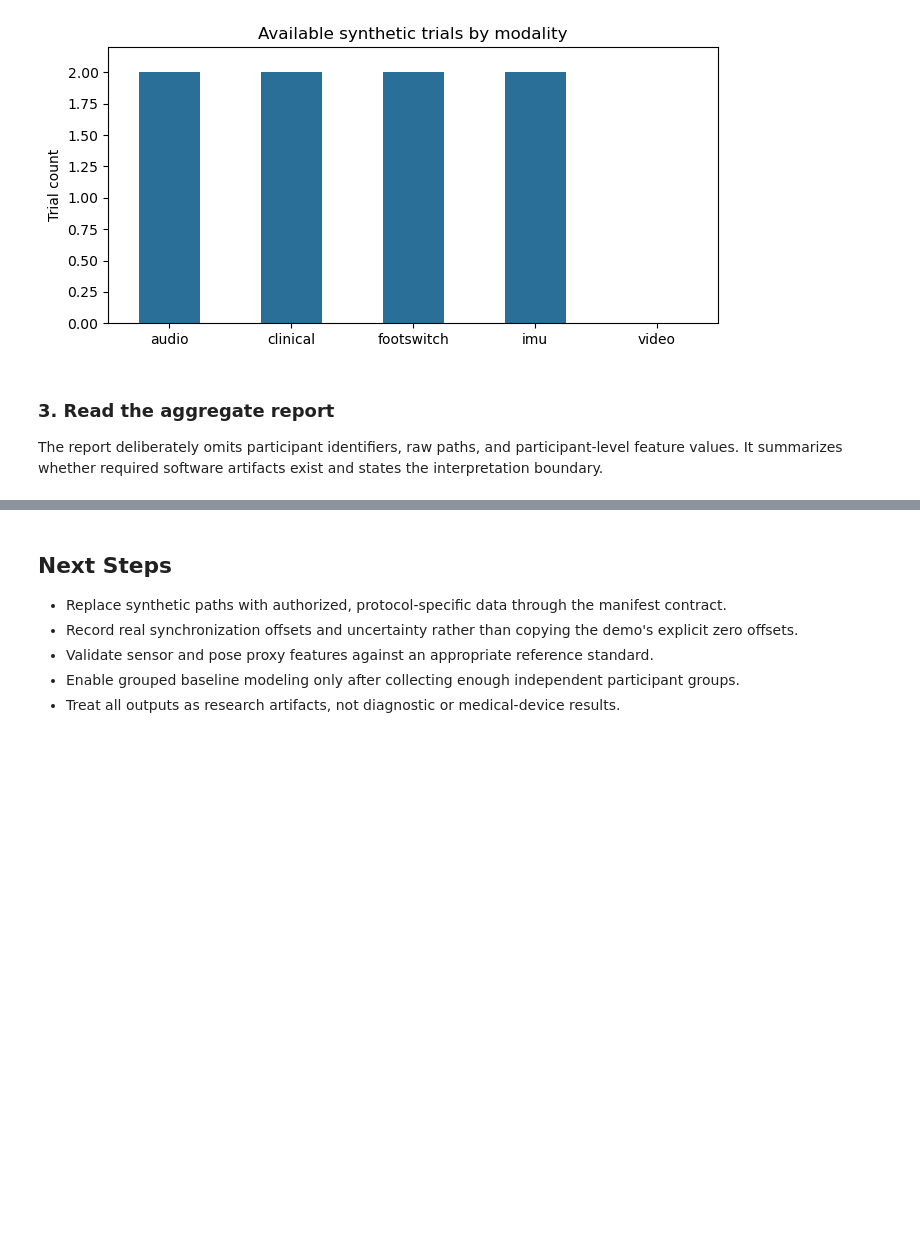
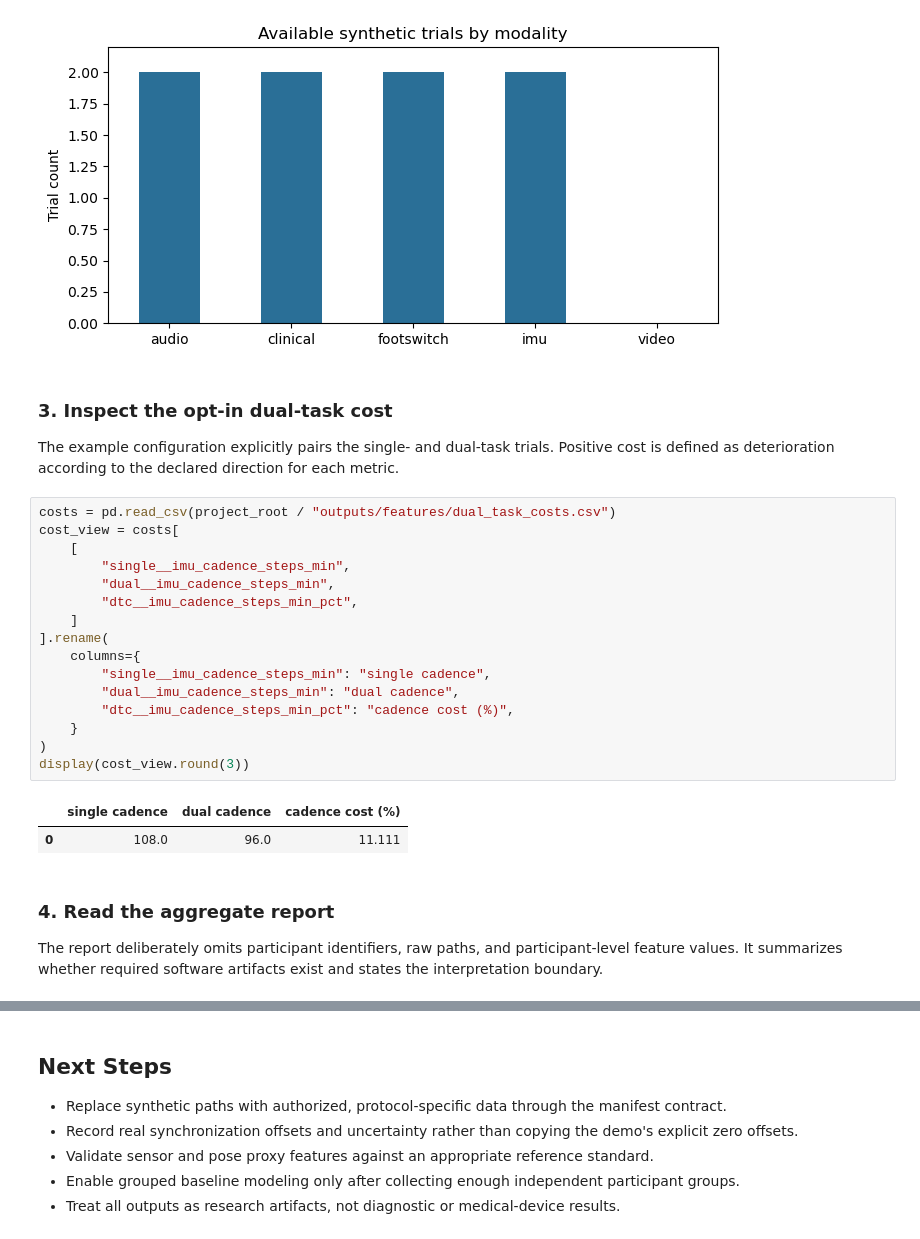
Before and after one commit to bsddp/multimodal-tugdt, a Jupyter notebook: notebooks/01_synthetic_workflow.ipynb, the cells around one changed output, grey strips where cells are left out. Cells and saved outputs as stored; diff of their text form; blank space fills up the shorter version.

Commit message:
feat: add validated dual-task outcomes and release presentation

```diff
--- a/notebooks/01_synthetic_workflow.ipynb
+++ b/notebooks/01_synthetic_workflow.ipynb
@@ -113,8 +113,32 @@ plt.tight_layout()
 plt.show()
 # %% [output]
 [figure]
+# %% [markdown]
+### 3. Inspect the opt-in dual-task cost
+
+The example configuration explicitly pairs the single- and dual-task trials. Positive cost is
+defined as deterioration according to the declared direction for each metric.
+# %%
+costs = pd.read_csv(project_root / "outputs/features/dual_task_costs.csv")
+cost_view = costs[
+    [
+        "single__imu_cadence_steps_min",
+        "dual__imu_cadence_steps_min",
+        "dtc__imu_cadence_steps_min_pct",
+    ]
+].rename(
+    columns={
+        "single__imu_cadence_steps_min": "single cadence",
+        "dual__imu_cadence_steps_min": "dual cadence",
+        "dtc__imu_cadence_steps_min_pct": "cadence cost (%)",
+    }
+)
+display(cost_view.round(3))
+# %% [output]
+|  | single cadence | dual cadence | cadence cost (%) |
+| 0 | 108.0 | 96.0 | 11.111 |
 # %% [markdown]
-### 3. Read the aggregate report
+### 4. Read the aggregate report
 
 The report deliberately omits participant identifiers, raw paths, and participant-level feature
 values. It summarizes whether required software artifacts exist and states the interpretation
```
Also changed, not shown: parts of 3 cells of this notebook, 33 other files.
